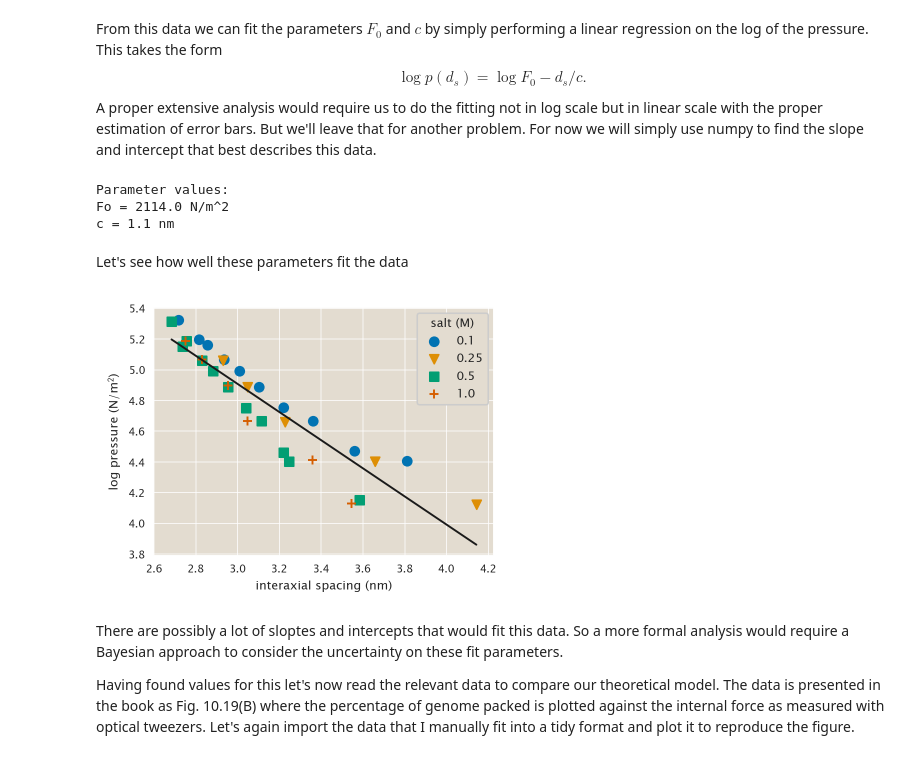
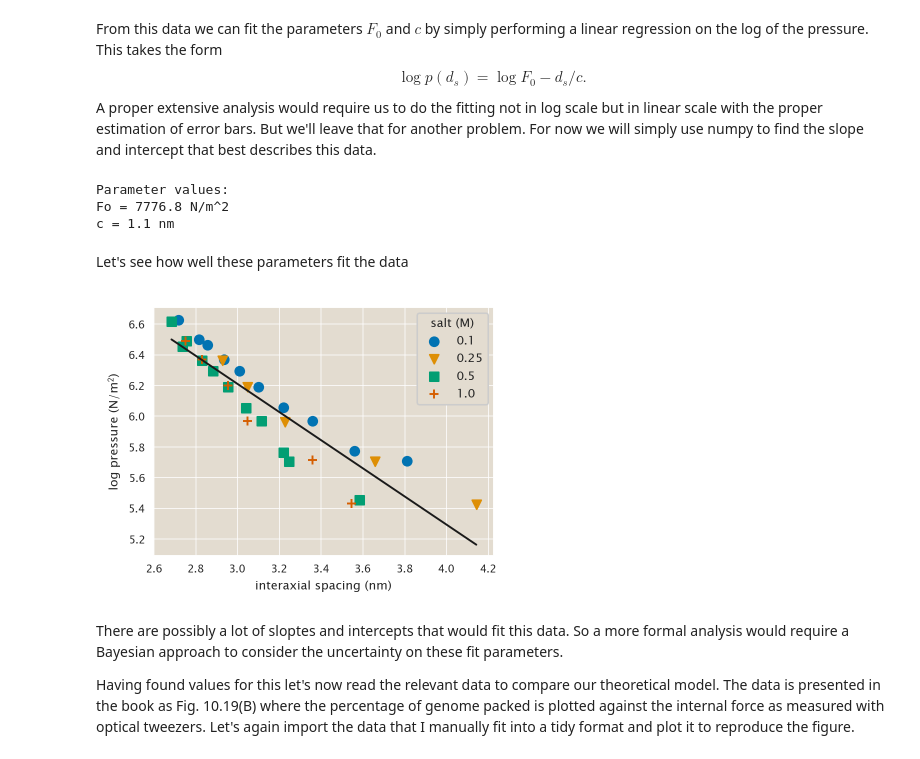
Before and after one commit to mrazomej/pboc, a Jupyter notebook: src/chapter_10.ipynb, the cells around one changed output. Drawn from its saved outputs; the diff is of its cells as text; code cells hidden in the pictures.

```diff
--- a/src/chapter_10.ipynb
+++ b/src/chapter_10.ipynb
@@ -148,7 +148,8 @@ df.head()
 Having read this into memory let's reproduce Fig. 6.24. For this we consider that 10 angstroms = 1 nm and 1 dyne/cm$^2$ = 0.1 N/m$^2$.
 # %%
 # Add column with log pressure in N/m^2
-df['log_pressure_N_m2'] = np.log(np.exp(df.log_pressure_dyne_cm2) * 0.1)
+# df['log_pressure_N_m2'] = np.log(np.exp(df.log_pressure_dyne_cm2) * 0.1)
+df['log_pressure_N_m2'] = np.log10(10**(df.log_pressure_dyne_cm2) * 0.1)
 
 # group data by salt concentration
 df_group = df.groupby('salt_M')
@@ -178,13 +179,13 @@ $$
 A proper extensive analysis would require us to do the fitting not in log scale but in linear scale with the proper estimation of error bars. But we'll leave that for another problem. For now we will simply use numpy to find the slope and intercept that best describes this data.
 # %%
 # Perform simple linear regression on data
-linear_fit = np.polyfit(df.spacing_angstroms / 10,
+linear_fit = np.polyfit(df.spacing_angstroms  * 1E-10,
                         df.log_pressure_N_m2,
                         deg=1)
 
 # Find parameters
 Fo = np.exp(linear_fit[1])
-c = - 1 / linear_fit[0] *1E-9
+c = - 1 / linear_fit[0]
 
 # Print parameters
 print('Parameter values:')
@@ -192,39 +193,39 @@ print('Fo = {:.1f} N/m^2'.format(Fo))
 print('c = {:.1f} nm'.format(c * 1E9))
 # %% [output]
 Parameter values:
-Fo = 2114.0 N/m^2
+Fo = 7776.8 N/m^2
 c = 1.1 nm
 # %% [markdown]
 Let's see how well these parameters fit the data
 # %%
 # Define range for linear fit
 ds_range = np.linspace(df.spacing_angstroms.min() / 10,
                        df.spacing_angstroms.max() / 10)
-log_pressure = linear_fit[1] + ds_range * linear_fit[0]
+log_pressure = linear_fit[1] - ds_range / (c * 1E9)
 
 # group data by salt concentration
 df_group = df.groupby('salt_M')
 
 # Define list of markers
 markers = ['o', 'v', 's', '+']
 
 # Loop through concentrations to plot data
 for i, (group, data) in enumerate(df_group):
     plt.scatter(data.spacing_angstroms / 10,
                 data.log_pressure_N_m2,
                 label=group, marker=markers[i])
 
 # Plot best fit line
 plt.plot(ds_range, log_pressure, label='', color='k')
 
 # Label axis
 plt.xlabel('interaxial spacing (nm)')
 plt.ylabel('log pressure (N/m$^2$)')
 
 # Add legend
 _ = plt.legend(title='salt (M)')
 # %% [output]
-[figure, old version]
+[figure, new version]
 # %% [markdown]
 There are possibly a lot of sloptes and intercepts that would fit this data. So a more formal analysis would require a Bayesian approach to consider the uncertainty on these fit parameters.
 
```
Also changed, not shown: parts of 8 cells of this notebook.
